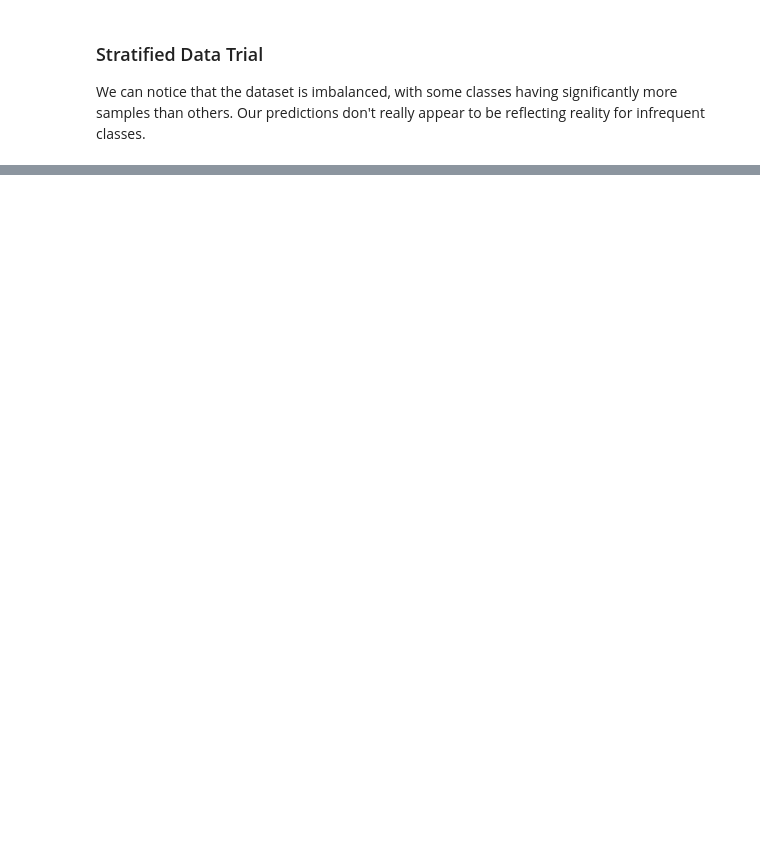
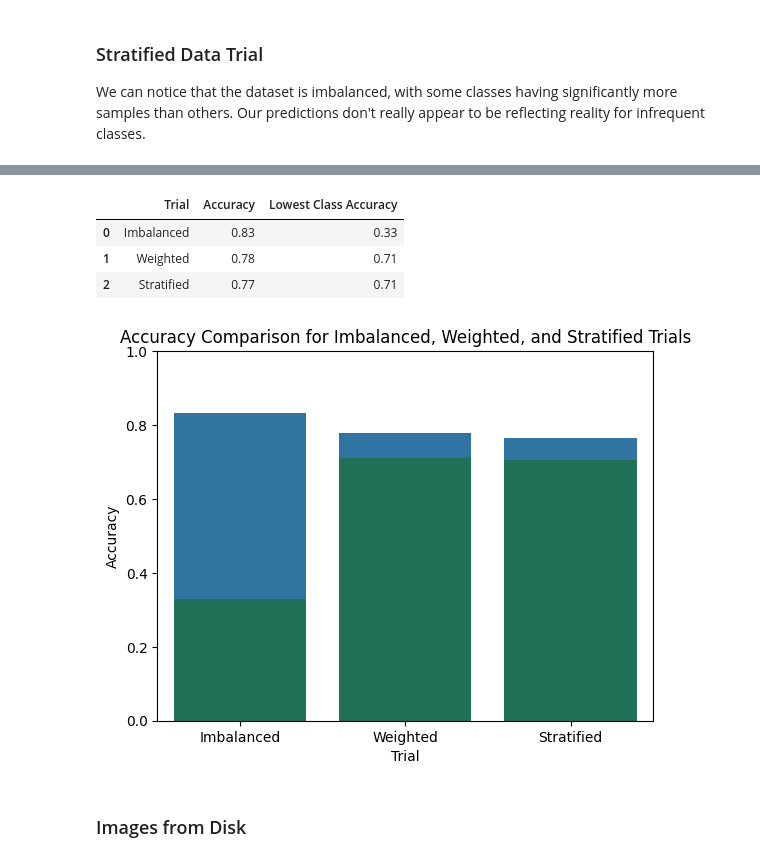
Before and after one commit to AkeemSemperDataScience/Intro_to_Machine_Learning_Students, a Jupyter notebook: 023_TORCH_pytorch_custom_data.ipynb, the cells around one changed output, grey strips where cells are left out. Drawn from its saved outputs; the diff is of its cells as text; code cells hidden in the pictures; blank space fills up the shorter version.

```diff
--- a/023_TORCH_pytorch_custom_data.ipynb
+++ b/023_TORCH_pytorch_custom_data.ipynb
@@ -493,0 +566,27 @@ Epoch 100/100:
+# %%
+df_imbalanced_accuracies = pd.DataFrame({
+    "Trial": ["Imbalanced", "Weighted", "Stratified"],
+    "Accuracy": [
+        len([1 for pred, label in full_preds if pred == label]) / len(full_preds),
+        len([1 for pred, label in weight_preds if pred == label]) / len(weight_preds),
+        len([1 for pred, label in strat_preds if pred == label]) / len(strat_preds)
+    ],
+    "Lowest Class Accuracy": [
+        min([per_class_accuracy[label]['correct'] / per_class_accuracy[label]['total'] for label in per_class_accuracy.keys()]),
+        min([per_class_weighted_accuracy[label]['correct'] / per_class_weighted_accuracy[label]['total'] for label in per_class_weighted_accuracy.keys()]),
+        min([per_class_stratified_accuracy[label]['correct'] / per_class_stratified_accuracy[label]['total'] for label in per_class_stratified_accuracy.keys()])
+    ],
+})
+sns.barplot(x="Trial", y="Accuracy", data=df_imbalanced_accuracies)
+sns.barplot(x="Trial", y="Lowest Class Accuracy", data=df_imbalanced_accuracies, alpha=0.5, color='green')
+plt.title("Accuracy Comparison for Imbalanced, Weighted, and Stratified Trials")
+plt.ylim(0, 1)
+df_imbalanced_accuracies.head(10).round(2)
+# %% [output]
+|  | Trial | Accuracy | Lowest Class Accuracy |
+| 0 | Imbalanced | 0.83 | 0.33 |
+| 1 | Weighted | 0.78 | 0.71 |
+| 2 | Stratified | 0.77 | 0.71 |
+[figure, added]
+# %% [markdown]
+### Images from Disk
```
Also changed, not shown: parts of 29 cells of this notebook, 5 other files.
